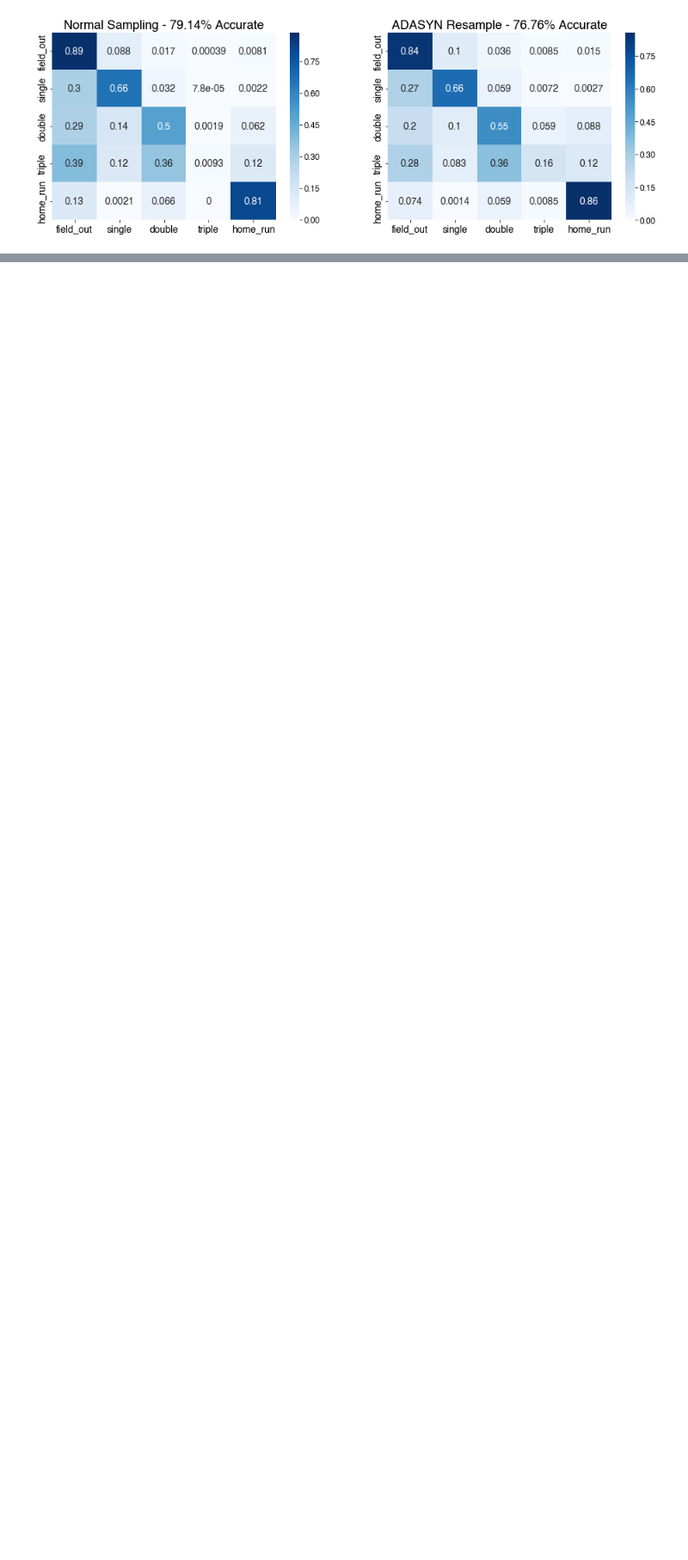
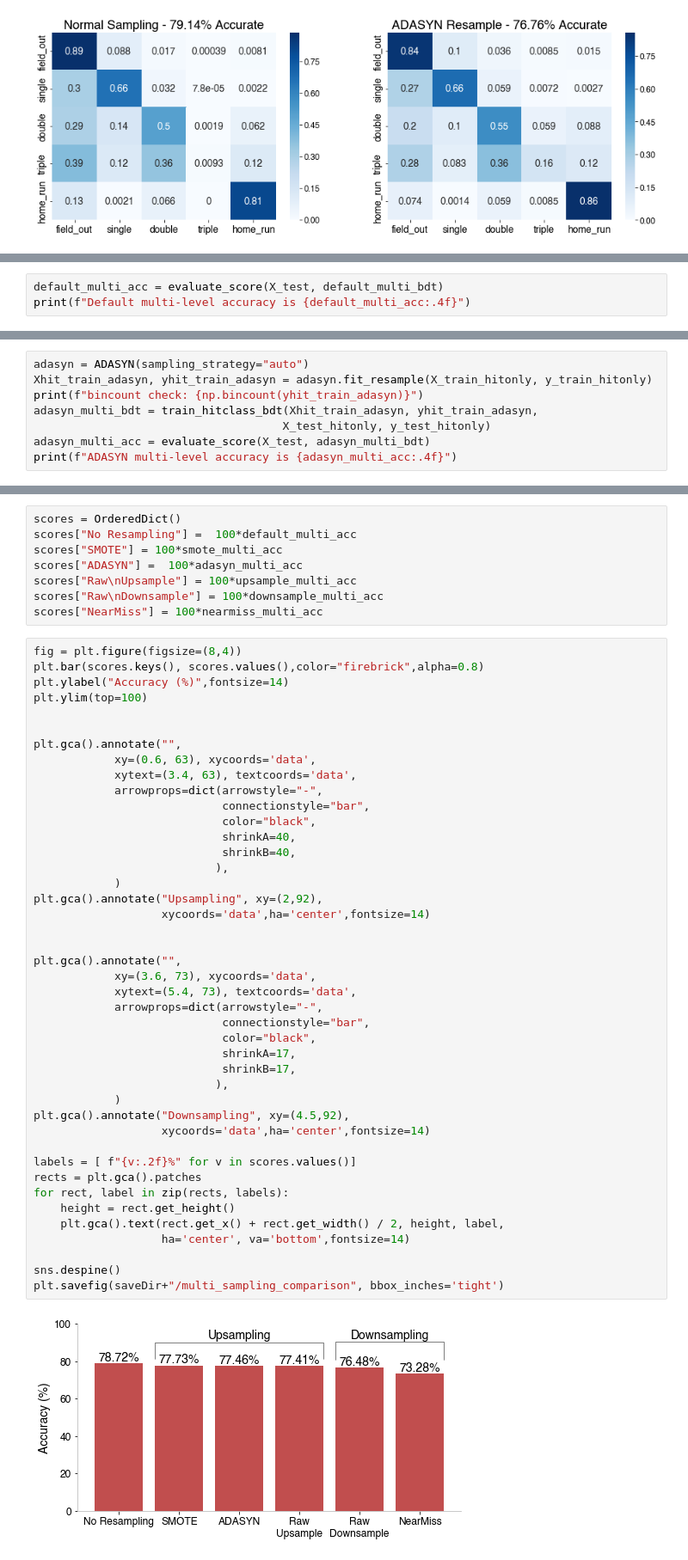
Before and after one commit to tjburch/mlb-hit-classifier, a Jupyter notebook: notebooks/3-resample.ipynb, the cells around one changed output, grey strips where cells are left out. Shown at 86% size. Saved outputs shown, nothing was run; the diff lists cells and outputs as text; blank space fills up the shorter version.

```diff
--- a/notebooks/3-resample.ipynb
+++ b/notebooks/3-resample.ipynb
@@ -493,0 +684,3 @@ In the 1 model scenario, upsampling is the way to go for balancing. The accuracy
+# %%
+default_multi_acc = evaluate_score(X_test, default_multi_bdt)
+print(f"Default multi-level accuracy is {default_multi_acc:.4f}")
@@ -493,0 +828,8 @@ In the 1 model scenario, upsampling is the way to go for balancing. The accuracy
+# %%
+adasyn = ADASYN(sampling_strategy="auto")
+Xhit_train_adasyn, yhit_train_adasyn = adasyn.fit_resample(X_train_hitonly, y_train_hitonly)
+print(f"bincount check: {np.bincount(yhit_train_adasyn)}")
+adasyn_multi_bdt = train_hitclass_bdt(Xhit_train_adasyn, yhit_train_adasyn,
+                                     X_test_hitonly, y_test_hitonly)
+adasyn_multi_acc = evaluate_score(X_test, adasyn_multi_bdt)
+print(f"ADASYN multi-level accuracy is {adasyn_multi_acc:.4f}")
@@ -493,0 +854,53 @@ In the 1 model scenario, upsampling is the way to go for balancing. The accuracy
+# %%
+scores = OrderedDict()
+scores["No Resampling"] =  100*default_multi_acc
+scores["SMOTE"] = 100*smote_multi_acc
+scores["ADASYN"] =  100*adasyn_multi_acc
+scores["Raw\nUpsample"] = 100*upsample_multi_acc
+scores["Raw\nDownsample"] = 100*downsample_multi_acc
+scores["NearMiss"] = 100*nearmiss_multi_acc
+# %%
+fig = plt.figure(figsize=(8,4))
+plt.bar(scores.keys(), scores.values(),color="firebrick",alpha=0.8)
+plt.ylabel("Accuracy (%)",fontsize=14)
+plt.ylim(top=100)
+
+
+plt.gca().annotate("",
+            xy=(0.6, 63), xycoords='data',
+            xytext=(3.4, 63), textcoords='data',
+            arrowprops=dict(arrowstyle="-",
+                            connectionstyle="bar",
+                            color="black",
+                            shrinkA=40,
+                            shrinkB=40,
+                           ),
+            )
+plt.gca().annotate("Upsampling", xy=(2,92),
+                   xycoords='data',ha='center',fontsize=14)
+
+
+plt.gca().annotate("",
+            xy=(3.6, 73), xycoords='data',
+            xytext=(5.4, 73), textcoords='data',
+            arrowprops=dict(arrowstyle="-",
+                            connectionstyle="bar",
+                            color="black",
+                            shrinkA=17,
+                            shrinkB=17,
+                           ),
+            )
+plt.gca().annotate("Downsampling", xy=(4.5,92),
+                   xycoords='data',ha='center',fontsize=14)
+
+labels = [ f"{v:.2f}%" for v in scores.values()]
+rects = plt.gca().patches
+for rect, label in zip(rects, labels):
+    height = rect.get_height()
+    plt.gca().text(rect.get_x() + rect.get_width() / 2, height, label,
+                   ha='center', va='bottom',fontsize=14)
+
+sns.despine()
+plt.savefig(saveDir+"/multi_sampling_comparison", bbox_inches='tight')
+# %% [output]
+[figure, added]
```
Also changed, not shown: parts of 55 cells of this notebook.
